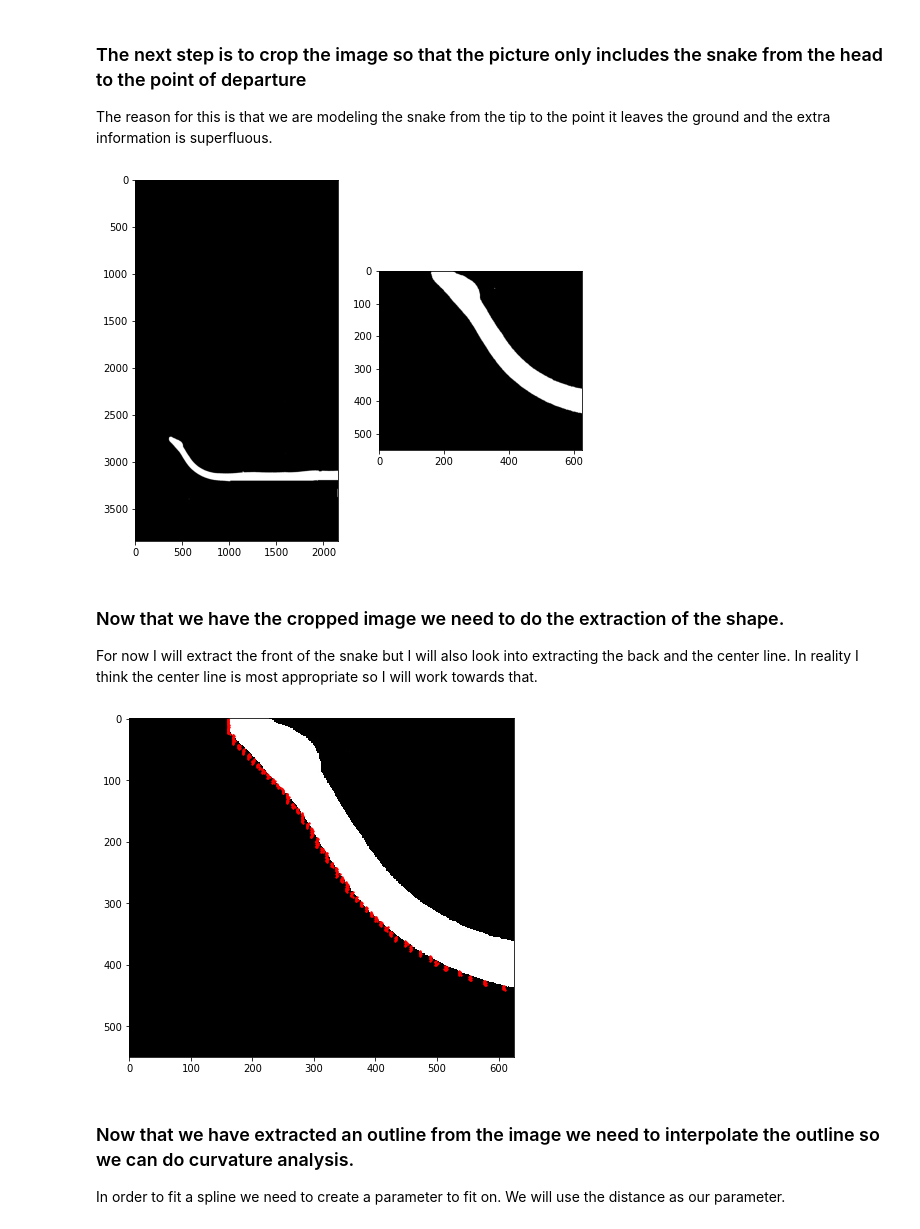
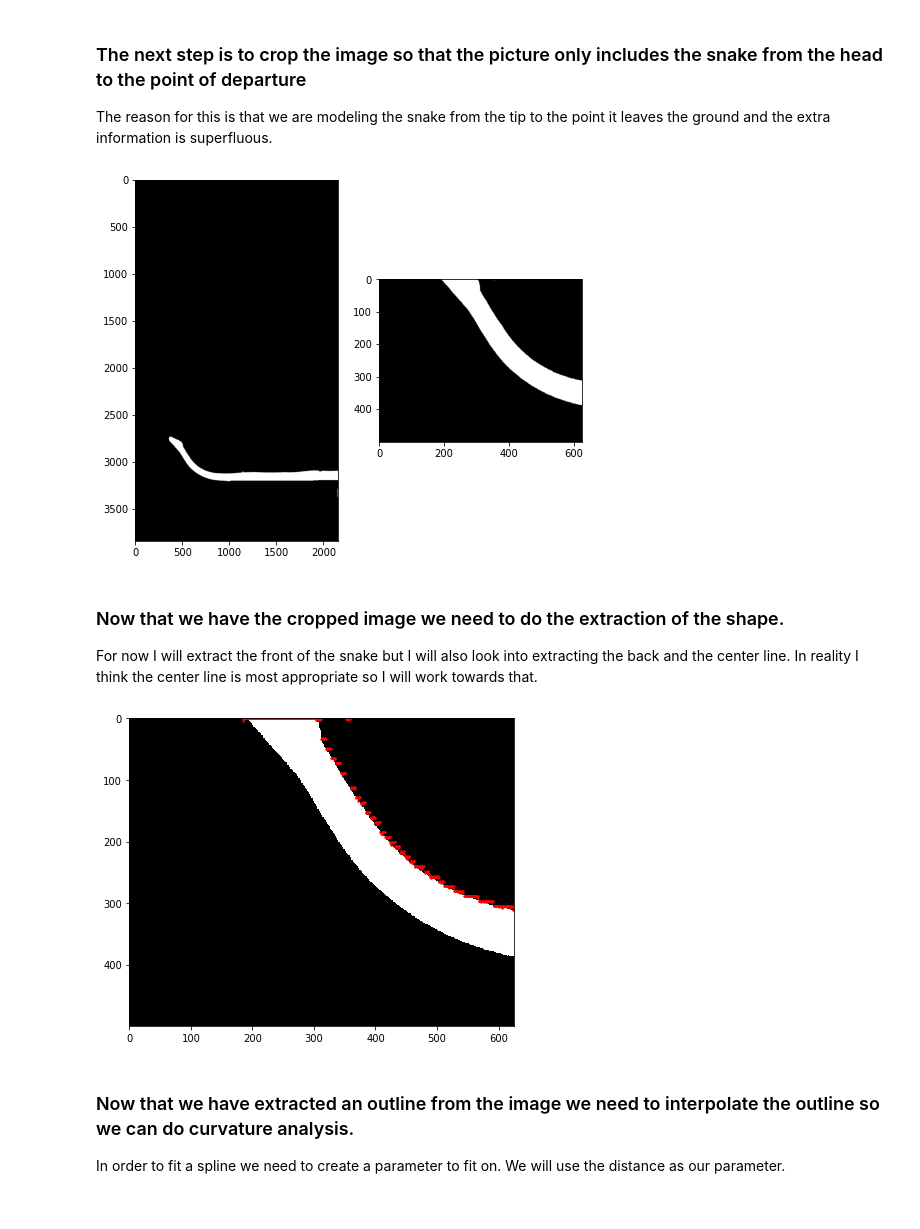
Before and after one commit to davenpi/stability, a Jupyter notebook: image_processing/extraction.ipynb, the cells around one changed output. Drawn from its saved outputs; the diff is of its cells as text; code cells hidden in the pictures.

Commit message:
added curvature computing functions and function to extract the back of the snake.

```diff
--- a/image_processing/extraction.ipynb
+++ b/image_processing/extraction.ipynb
@@ -101,9 +101,9 @@ def crop(
     plt.show()
     return cropped
 # %%
-cropped = crop(img, left=200, right=825, top=2750)
+cropped = crop(img, left=200, right=825, top=2800)
 # %% [output]
-[figure, old version]
+[figure, new version]
 # %% [markdown]
 ### Now that we have the cropped image we need to do the extraction of the shape.
 
@@ -117,7 +117,7 @@ def extract_front(cropped: np.ndarray) -> np.ndarray:
     Parameters
     ----------
     cropped : np.ndarray
-        Cropped image of snake.
+        A cropped image of the snake.
 
     Returns
     -------
@@ -138,6 +138,37 @@ def extract_front(cropped: np.ndarray) -> np.ndarray:
     return front
 
 
+def extract_back(cropped: np.ndarray) -> np.ndarray:
+    """
+    Exctract a line describing the back of the snake.
+
+    Extract the back of the snake from the image and return the pixel values
+    describing the extracted shape.
+
+    Parameters
+    ----------
+    cropped : np.ndarray
+        A cropped image of the snake.
+
+    Returns
+    -------
+    back : np.ndarray
+        A 2D array holding the x, y pixel values of the back of the snake.
+    """
+    rows = []
+    columns = []
+    for i in range(cropped.shape[1]):
+        if np.any(cropped[:, i]):
+            col_idx = i
+            columns.append(col_idx)
+            row_idx = np.where(cropped[:, i])[0][0]
+            rows.append(row_idx)
+    rows = np.array(rows)
+    columns = np.array(columns)
+    back = np.array(list(zip(columns, rows)))
+    return back
+
+
 def plot_outline(cropped: np.ndarray, outline: np.ndarray, size: int = 6) -> None:
     """
     Plot an outline of the shape of the snake.
@@ -156,11 +187,13 @@ def plot_outline(cropped: np.ndarray, outline: np.ndarray, size: int = 6) -> Non
     skimage.io.imshow(cropped)
     plt.scatter(outline[:, 0], outline[:, 1], s=2, color="red")
     plt.show()
+# %%
+back = extract_back(cropped)
 # %%
 front = extract_front(cropped)
-plot_outline(cropped, front)
+plot_outline(cropped, back)
 # %% [output]
-[figure, old version]
+[figure, new version]
 # %% [markdown]
 ### Now that we have extracted an outline from the image we need to interpolate the outline so we can do curvature analysis.
 
```
Also changed, not shown: parts of 6 cells of this notebook.
